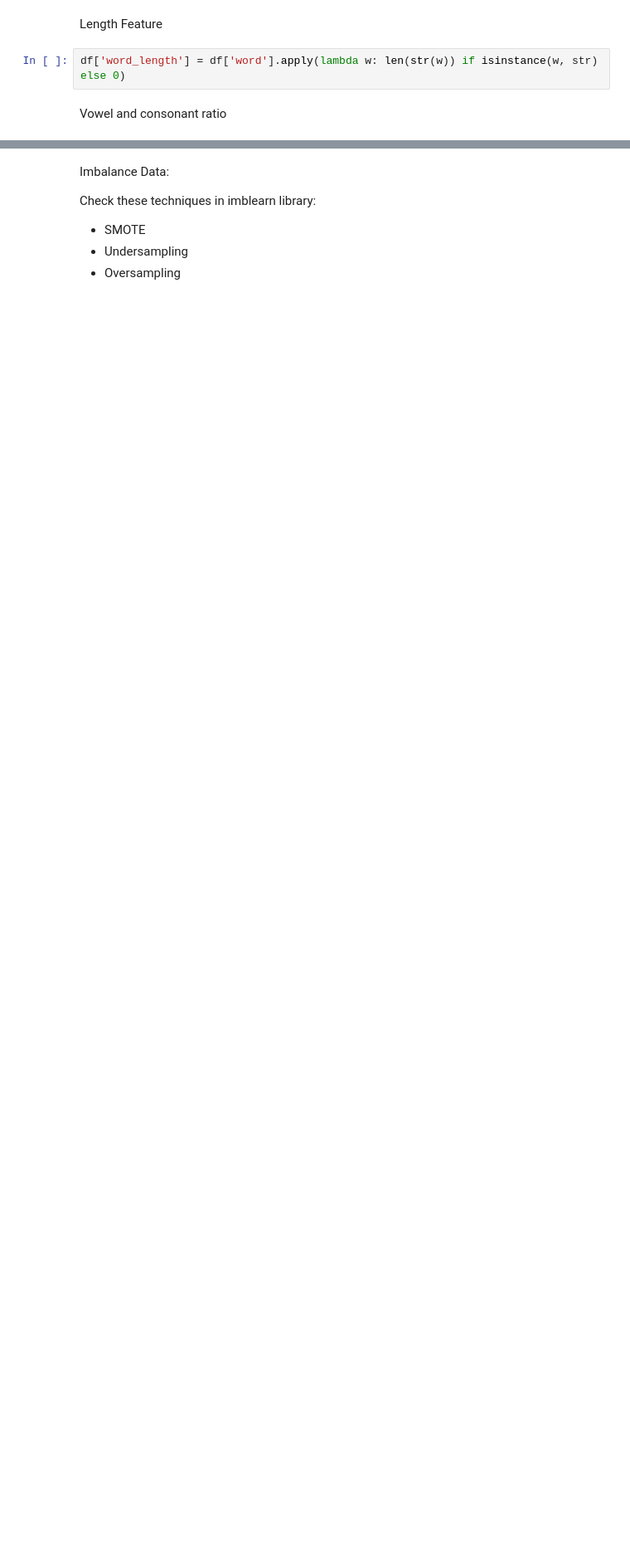
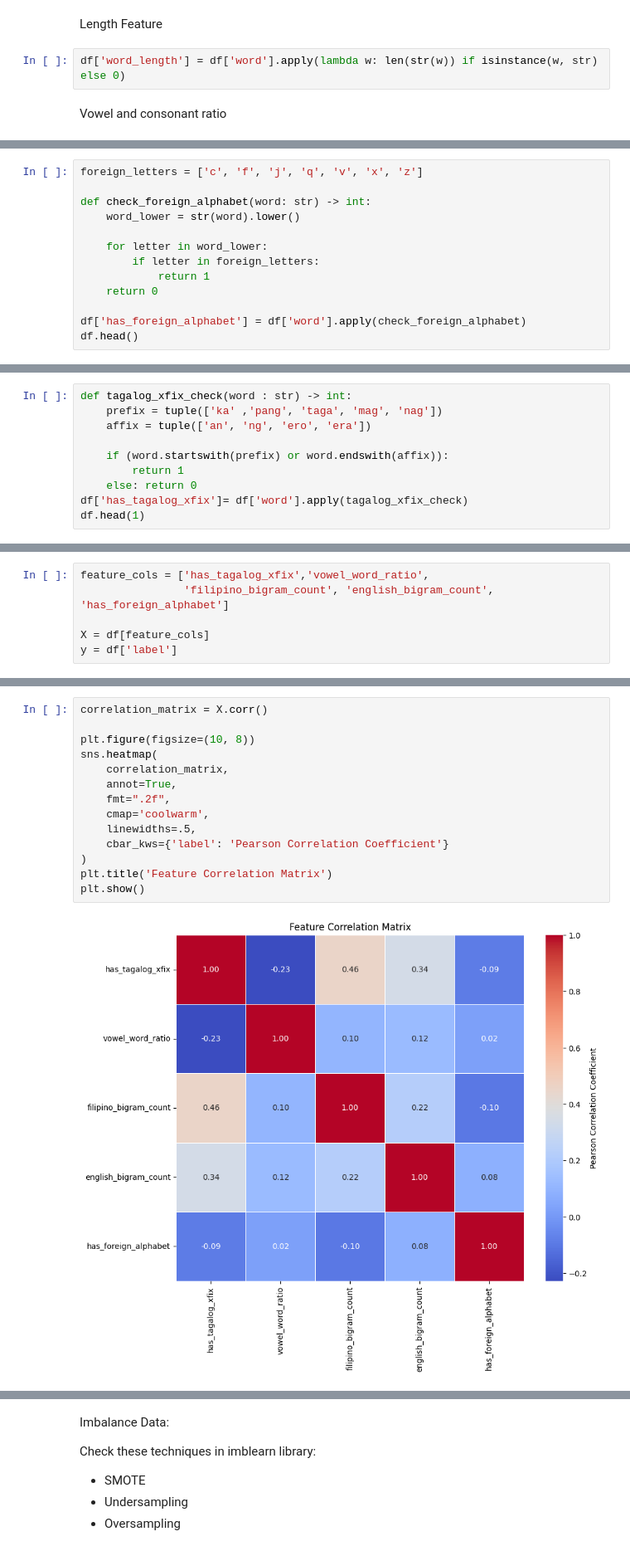
Before and after one commit to ejmasuncion/pinoy_bot, a Jupyter notebook: main.ipynb, the cells around one changed output, grey strips where cells are left out. Shown at 83% size. Drawn from its saved outputs; the diff is of its cells as text; blank space fills up the shorter version.

```diff
--- a/main.ipynb
+++ b/main.ipynb
@@ -96,0 +170,13 @@ df['vowel_consonant_ratio'] = df['word'].apply(vowel_consonant_ratio)
+# %%
+foreign_letters = ['c', 'f', 'j', 'q', 'v', 'x', 'z']
+
+def check_foreign_alphabet(word: str) -> int:
+    word_lower = str(word).lower()
+
+    for letter in word_lower:
+        if letter in foreign_letters:
+            return 1
+    return 0
+
+df['has_foreign_alphabet'] = df['word'].apply(check_foreign_alphabet)
+df.head()
@@ -96,0 +192,10 @@ df['vowel_consonant_ratio'] = df['word'].apply(vowel_consonant_ratio)
+# %%
+def tagalog_xfix_check(word : str) -> int:
+    prefix = tuple(['ka' ,'pang', 'taga', 'mag', 'nag'])
+    affix = tuple(['an', 'ng', 'ero', 'era'])
+
+    if (word.startswith(prefix) or word.endswith(affix)):
+        return 1
+    else: return 0
+df['has_tagalog_xfix']= df['word'].apply(tagalog_xfix_check)
+df.head(1)
@@ -96,0 +207,6 @@ df['vowel_consonant_ratio'] = df['word'].apply(vowel_consonant_ratio)
+# %%
+feature_cols = ['has_tagalog_xfix','vowel_word_ratio',
+                'filipino_bigram_count', 'english_bigram_count', 'has_foreign_alphabet']
+
+X = df[feature_cols]
+y = df['label']
@@ -96,0 +215,16 @@ df['vowel_consonant_ratio'] = df['word'].apply(vowel_consonant_ratio)
+# %%
+correlation_matrix = X.corr()
+
+plt.figure(figsize=(10, 8))
+sns.heatmap(
+    correlation_matrix,
+    annot=True,
+    fmt=".2f",
+    cmap='coolwarm',
+    linewidths=.5,
+    cbar_kws={'label': 'Pearson Correlation Coefficient'}
+)
+plt.title('Feature Correlation Matrix')
+plt.show()
+# %% [output]
+[figure, added]
```
Also changed, not shown: parts of 30 cells of this notebook.
